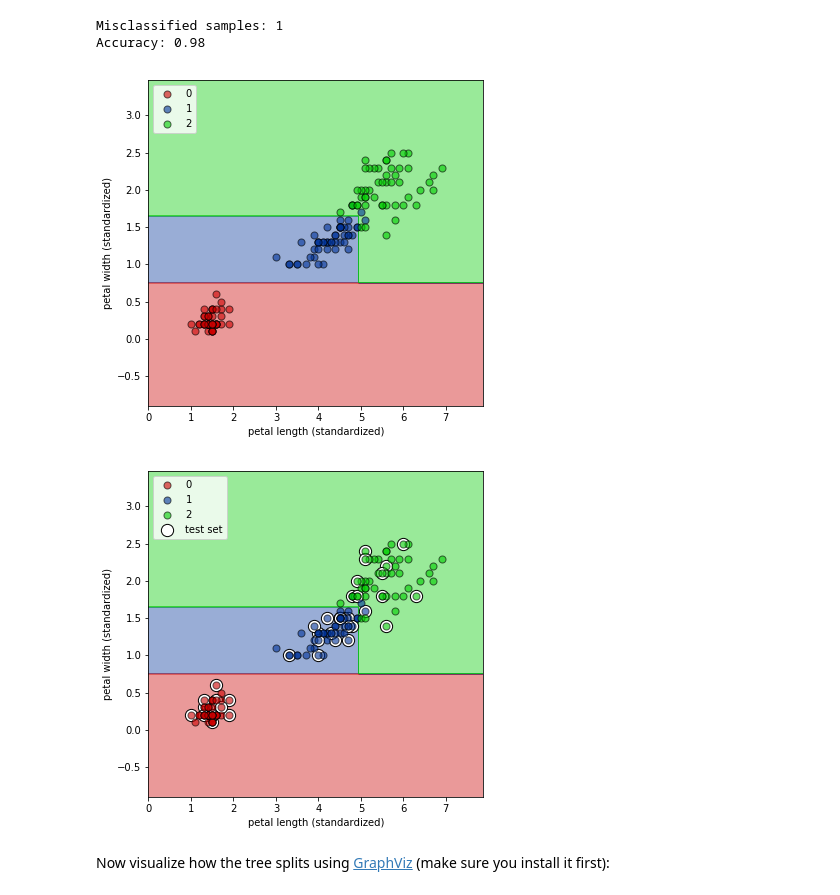
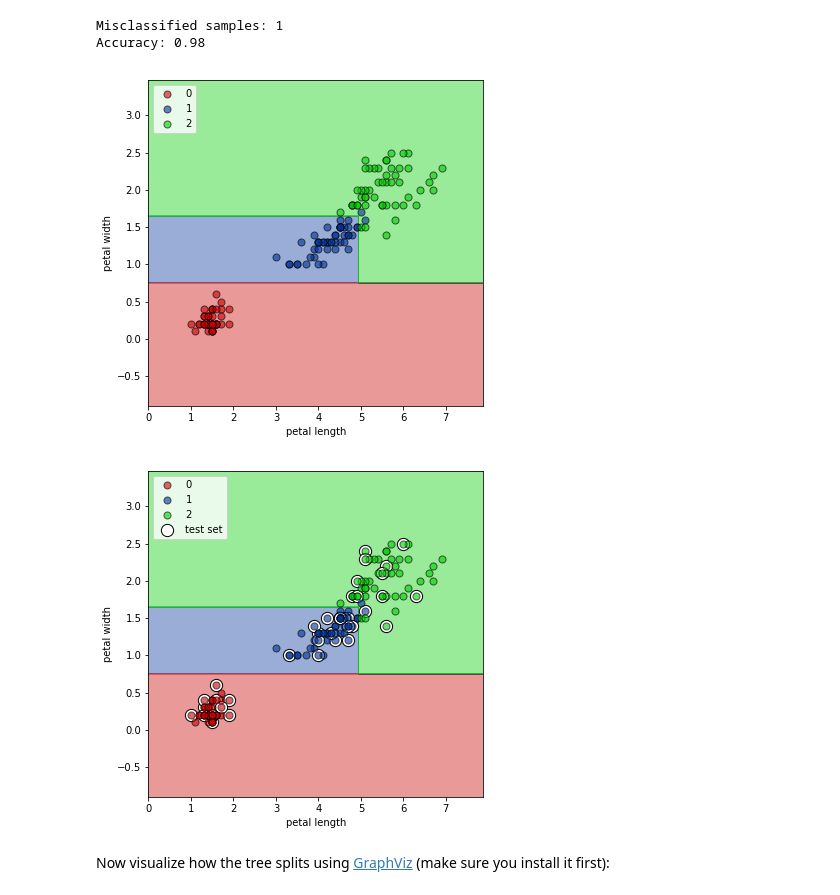
Before and after one commit to gboeing/machine-learning-course, a Jupyter notebook: sessions/decision-tree.ipynb, the cells around one changed output. Saved outputs shown, nothing was run; the diff lists cells and outputs as text; code cells hidden in the pictures.

```diff
--- a/sessions/decision-tree.ipynb
+++ b/sessions/decision-tree.ipynb
@@ -61,24 +63,24 @@ Accuracy: 0.98
 # %%
 # visualize the model's decision regions to see how it separates the samples
 X_combined = np.vstack((X_train, X_test))
 y_combined = np.hstack((y_train, y_test))
 plot_decision(X=X_combined, y=y_combined, classifier=dtree)
-plt.xlabel('petal length (standardized)')
-plt.ylabel('petal width (standardized)')
+plt.xlabel('petal length')
+plt.ylabel('petal width')
 plt.legend(loc='upper left')
 plt.show()
 # %% [output]
-[figure, old version]
+[figure, new version]
 # %%
 # same thing, but this time identify the points that constituted the test data set
 test_idx = range(len(y_train), len(y_combined))
 plot_decision(X=X_combined, y=y_combined, classifier=dtree, test_idx=test_idx)
-plt.xlabel('petal length (standardized)')
-plt.ylabel('petal width (standardized)')
+plt.xlabel('petal length')
+plt.ylabel('petal width')
 plt.legend(loc='upper left')
 plt.show()
 # %% [output]
-[figure, old version]
+[figure, new version]
 # %% [markdown]
 Now visualize how the tree splits using [GraphViz](http://www.graphviz.org/) (make sure you install it first):
 # %%
```
Also changed, not shown: parts of 2 cells of this notebook, 7 other files.
